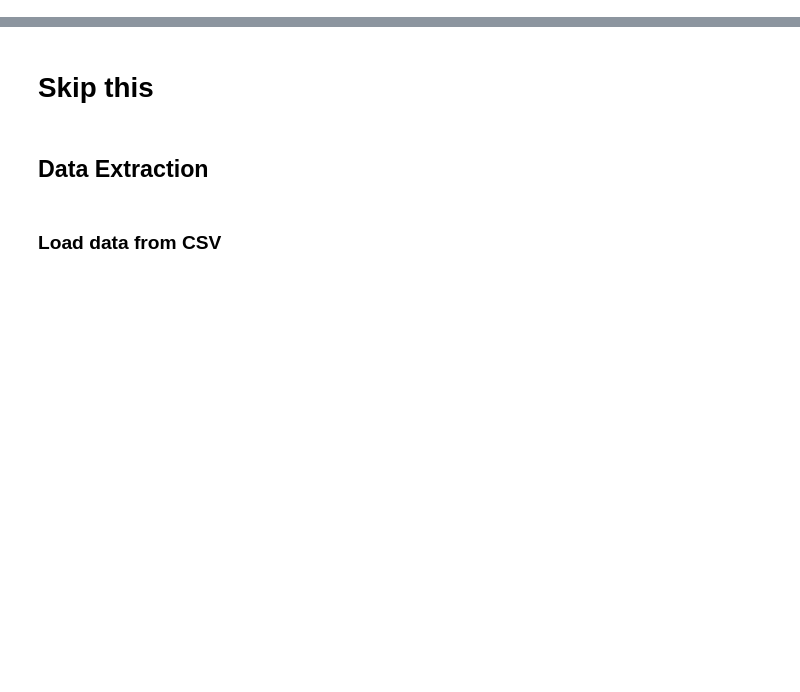
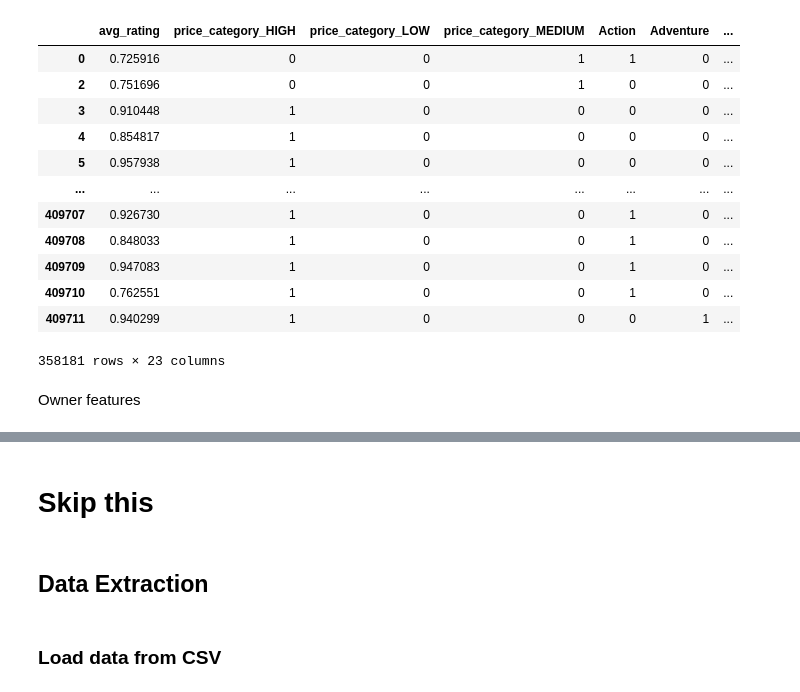
Before and after one commit to Bangkit-Capstone-C23-PS338/modul-ML, a Jupyter notebook: recommender/log/error_analysis.ipynb, the cells around one changed output, grey strips where cells are left out. Drawn from its saved outputs; the diff is of its cells as text; code cells hidden in the pictures; blank space fills up the shorter version.

```diff
--- a/recommender/log/error_analysis.ipynb
+++ b/recommender/log/error_analysis.ipynb
@@ -0,0 +163,19 @@
+# %%
+# follower_scaler = MinMaxScaler()
+rating_scaler = MinMaxScaler()
+
+df_inf_norm = df_influencer.copy()
+df_inf_norm['avg_rating'] = rating_scaler.fit_transform(df_inf_norm[['avg_rating']])
+# df_inf_norm[["insta_follower", "tiktok", "youtube"]] = follower_scaler.fit_transform(df_inf_norm[["insta_follower", "tiktok", "youtube"]])
+
+df_inf_norm = one_hot(df_inf_norm, 'price_category')
+
+one_hot_categories = df_inf_norm['categories'].str.get_dummies(sep=',')
+df_inf_norm = pd.concat([df_inf_norm, one_hot_categories], axis=1)
+df_inf_norm = df_inf_norm.drop('categories', axis=1)
+
+df_inf_norm = one_hot(df_inf_norm, 'youtube')
+df_inf_norm = one_hot(df_inf_norm, 'tiktok')
+df_inf_norm = one_hot(df_inf_norm, 'insta_follower')
+
+df_inf_norm.head()
@@ -0,0 +192,6 @@
+# %%
+STAR_WEIGHT = 0.6
+SENTIMENT_WEIGHT = 0.4
+
+df_history["combined_rating"] = STAR_WEIGHT * df_history["star_rating"] / 5 + SENTIMENT_WEIGHT * df_history["sentiment_rating"]
+df_history
@@ -0,0 +280,5 @@
+# %%
+# Remove ID and labels
+df_inf_features = df_inf_features.drop(["own_id", "inf_id", "id"], axis=1)
+
+df_inf_features.head()
@@ -0,0 +293,19 @@
+# %%
+df_inf_features_pos = df_inf_features[df_inf_features["combined_rating"] > 0.6].drop(["combined_rating"], axis=1)
+df_inf_features_neg = df_inf_features[df_inf_features["combined_rating"] <= 0.6].drop(["combined_rating"], axis=1)
+
+df_inf_features_pos
+# %% [output]
+|  | avg_rating | price_category_HIGH | price_category_LOW | price_category_MEDIUM | Action | Adventure | ... |
+| 0 | 0.725916 | 0 | 0 | 1 | 1 | 0 | ... |
+| 2 | 0.751696 | 0 | 0 | 1 | 0 | 0 | ... |
+| 3 | 0.910448 | 1 | 0 | 0 | 0 | 0 | ... |
+| 4 | 0.854817 | 1 | 0 | 0 | 0 | 0 | ... |
+| 5 | 0.957938 | 1 | 0 | 0 | 0 | 0 | ... |
+| ... | ... | ... | ... | ... | ... | ... | ... |
+| 409707 | 0.926730 | 1 | 0 | 0 | 1 | 0 | ... |
+| 409708 | 0.848033 | 1 | 0 | 0 | 1 | 0 | ... |
+| 409709 | 0.947083 | 1 | 0 | 0 | 1 | 0 | ... |
+| 409710 | 0.762551 | 1 | 0 | 0 | 1 | 0 | ... |
+| 409711 | 0.940299 | 1 | 0 | 0 | 0 | 1 | ... |
+358181 rows × 23 columns
@@ -0,0 +314,2 @@
+# %% [markdown]
+Owner features
```
Also changed, not shown: parts of 95 cells of this notebook, 33 other files.
